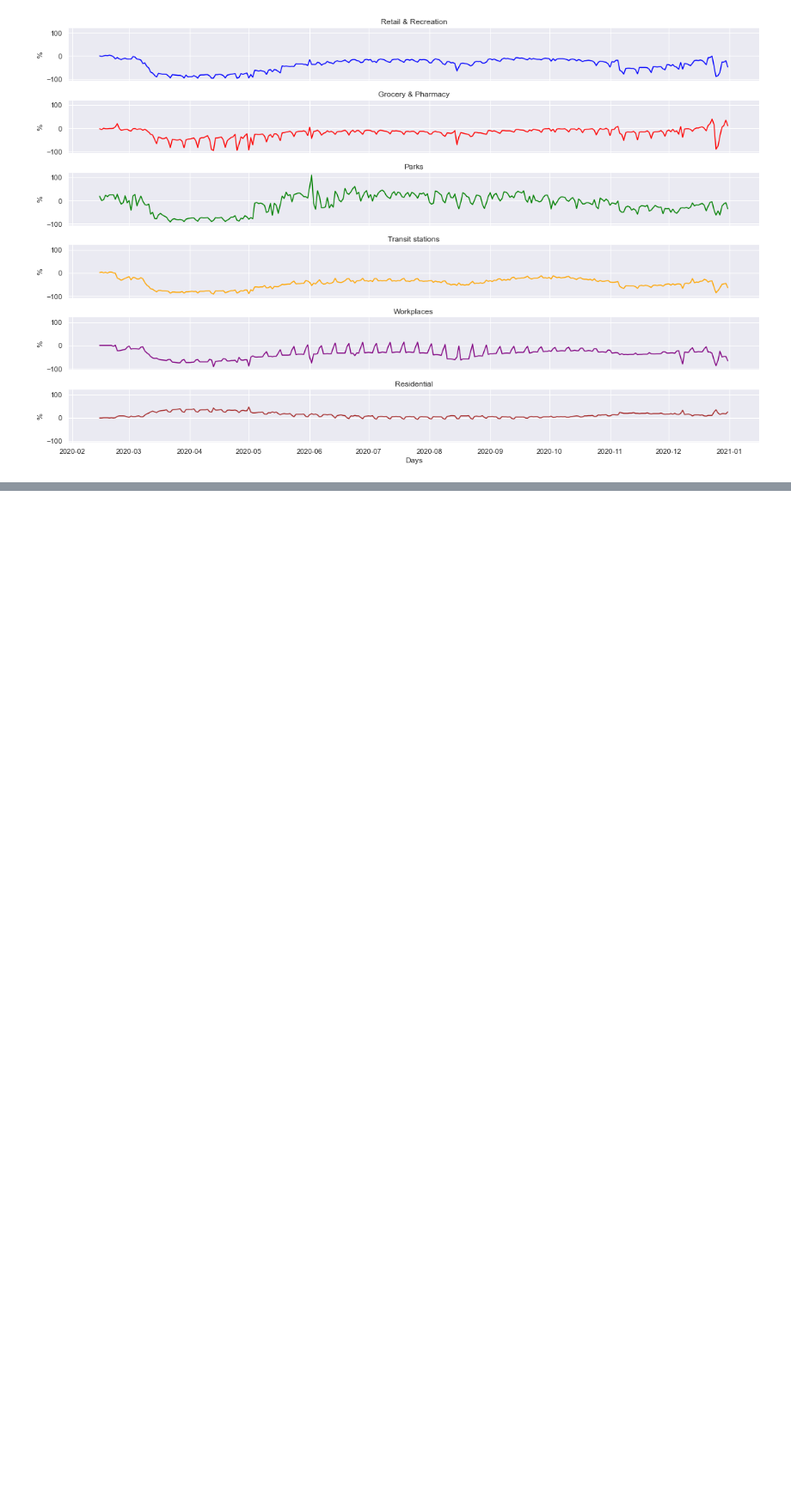
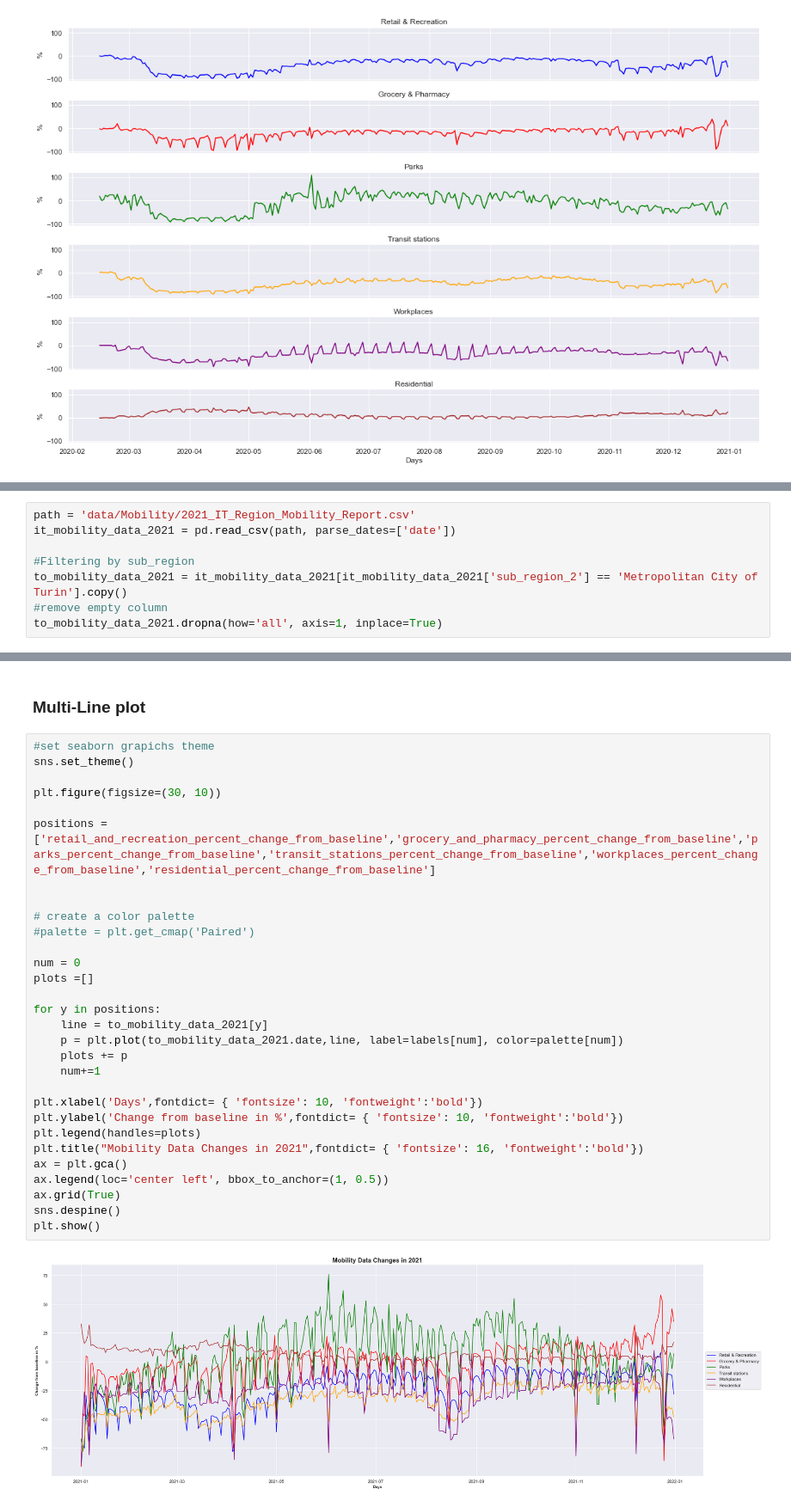
Before and after one commit to danielegerbaldo/Turin-Air-Quality-Comparison-Lockdown, a Jupyter notebook: Mobility.ipynb, the cells around one changed output, grey strips where cells are left out. Shown at 86% size. Saved outputs shown, nothing was run; the diff lists cells and outputs as text; blank space fills up the shorter version.

```diff
--- a/Mobility.ipynb
+++ b/Mobility.ipynb
@@ -187,0 +190,8 @@ plt.show()
+# %%
+path = 'data/Mobility/2021_IT_Region_Mobility_Report.csv'
+it_mobility_data_2021 = pd.read_csv(path, parse_dates=['date'])
+
+#Filtering by sub_region
+to_mobility_data_2021 = it_mobility_data_2021[it_mobility_data_2021['sub_region_2'] == 'Metropolitan City of Turin'].copy()
+#remove empty column
+to_mobility_data_2021.dropna(how='all', axis=1, inplace=True)
@@ -187,0 +212,34 @@ plt.show()
+# %% [markdown]
+### Multi-Line plot
+# %%
+#set seaborn grapichs theme
+sns.set_theme()
+
+plt.figure(figsize=(30, 10))
+
+positions = ['retail_and_recreation_percent_change_from_baseline','grocery_and_pharmacy_percent_change_from_baseline','parks_percent_change_from_baseline','transit_stations_percent_change_from_baseline','workplaces_percent_change_from_baseline','residential_percent_change_from_baseline']
+
+
+# create a color palette
+#palette = plt.get_cmap('Paired')
+
+num = 0
+plots =[]
+
+for y in positions:
+    line = to_mobility_data_2021[y]
+    p = plt.plot(to_mobility_data_2021.date,line, label=labels[num], color=palette[num])
+    plots += p
+    num+=1
+
+plt.xlabel('Days',fontdict= { 'fontsize': 10, 'fontweight':'bold'})
+plt.ylabel('Change from baseline in %',fontdict= { 'fontsize': 10, 'fontweight':'bold'})
+plt.legend(handles=plots)
+plt.title("Mobility Data Changes in 2021",fontdict= { 'fontsize': 16, 'fontweight':'bold'})
+ax = plt.gca()
+ax.legend(loc='center left', bbox_to_anchor=(1, 0.5))
+ax.grid(True)
+sns.despine()
+plt.show()
+# %% [output]
+[figure, added]
```
Also changed, not shown: parts of 3 cells of this notebook, 2 other files.
